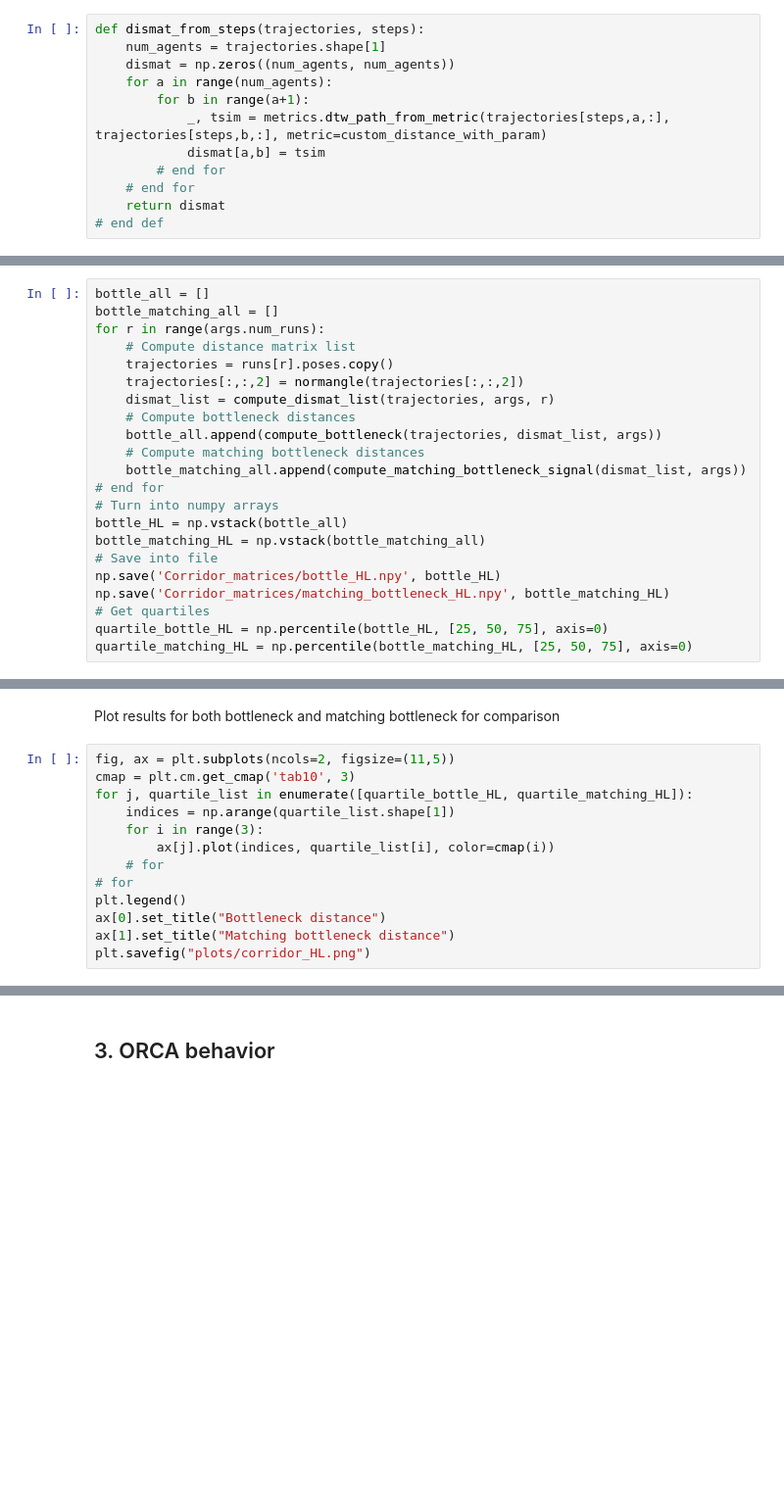
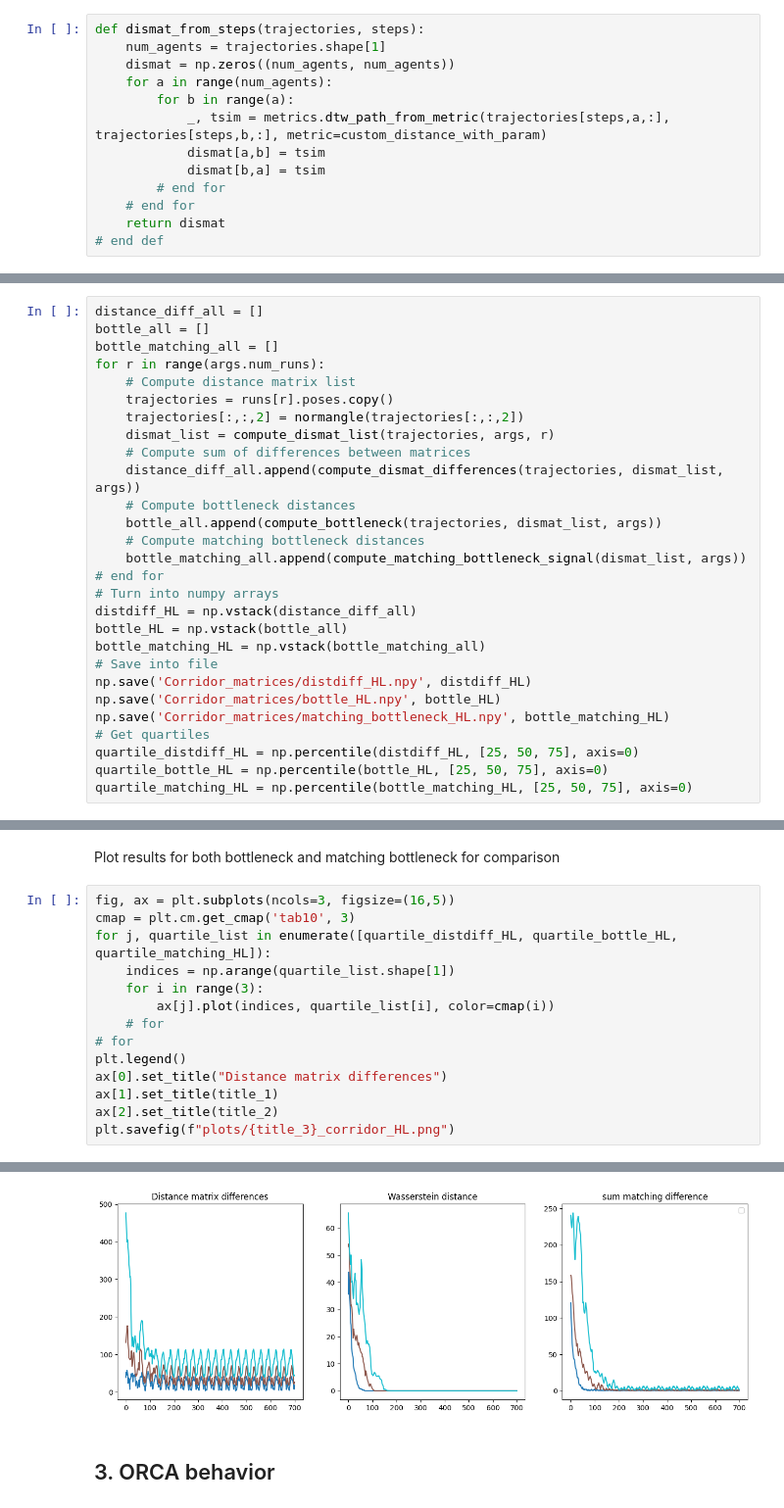
Before and after one commit to Cimagroup/navground-blofun, a Jupyter notebook: notebooks/bottleneck-dtw-matchings/Corridor-matchings.ipynb, the cells around one changed output, grey strips where cells are left out. Shown at 98% size. Cells and saved outputs as stored; diff of their text form; blank space fills up the shorter version.

```diff
--- a/notebooks/bottleneck-dtw-matchings/Corridor-matchings.ipynb
+++ b/notebooks/bottleneck-dtw-matchings/Corridor-matchings.ipynb
@@ -96,9 +104,10 @@ def dismat_from_steps(trajectories, steps):
     num_agents = trajectories.shape[1]
     dismat = np.zeros((num_agents, num_agents))
     for a in range(num_agents):
-        for b in range(a+1):
+        for b in range(a):
             _, tsim = metrics.dtw_path_from_metric(trajectories[steps,a,:], trajectories[steps,b,:], metric=custom_distance_with_param)
             dismat[a,b] = tsim
+            dismat[b,a] = tsim
         # end for
     # end for
     return dismat
@@ -220,6 +290,7 @@ display_video_from_run(run=runs[0], factor=3.0, fps=30)
 # %% [markdown]
 ### Computing the matching signals for each run
 # %%
+distance_diff_all = []
 bottle_all = []
 bottle_matching_all = []
 for r in range(args.num_runs):
@@ -227,17 +298,22 @@ for r in range(args.num_runs):
     trajectories = runs[r].poses.copy()
     trajectories[:,:,2] = normangle(trajectories[:,:,2])
     dismat_list = compute_dismat_list(trajectories, args, r)
+    # Compute sum of differences between matrices
+    distance_diff_all.append(compute_dismat_differences(trajectories, dismat_list, args))
     # Compute bottleneck distances
     bottle_all.append(compute_bottleneck(trajectories, dismat_list, args))
     # Compute matching bottleneck distances
     bottle_matching_all.append(compute_matching_bottleneck_signal(dismat_list, args))
 # end for
 # Turn into numpy arrays
+distdiff_HL = np.vstack(distance_diff_all)
 bottle_HL = np.vstack(bottle_all)
 bottle_matching_HL = np.vstack(bottle_matching_all)
 # Save into file
+np.save('Corridor_matrices/distdiff_HL.npy', distdiff_HL)
 np.save('Corridor_matrices/bottle_HL.npy', bottle_HL)
 np.save('Corridor_matrices/matching_bottleneck_HL.npy', bottle_matching_HL)
 # Get quartiles
+quartile_distdiff_HL = np.percentile(distdiff_HL, [25, 50, 75], axis=0)
 quartile_bottle_HL = np.percentile(bottle_HL, [25, 50, 75], axis=0)
 quartile_matching_HL = np.percentile(bottle_matching_HL, [25, 50, 75], axis=0)
@@ -244,15 +322,17 @@ quartile_matching_HL = np.percentile(bottle_matching_HL, [25, 50, 75], axis=0)
 # %% [markdown]
 Plot results for both bottleneck and matching bottleneck for comparison
 # %%
-fig, ax = plt.subplots(ncols=2, figsize=(11,5))
+fig, ax = plt.subplots(ncols=3, figsize=(16,5))
 cmap = plt.cm.get_cmap('tab10', 3)
-for j, quartile_list in enumerate([quartile_bottle_HL, quartile_matching_HL]):
+for j, quartile_list in enumerate([quartile_distdiff_HL, quartile_bottle_HL, quartile_matching_HL]):
     indices = np.arange(quartile_list.shape[1])
     for i in range(3):
         ax[j].plot(indices, quartile_list[i], color=cmap(i))
     # for
 # for
 plt.legend()
-ax[0].set_title("Bottleneck distance")
-ax[1].set_title("Matching bottleneck distance")
-plt.savefig("plots/corridor_HL.png")
+ax[0].set_title("Distance matrix differences")
+ax[1].set_title(title_1)
+ax[2].set_title(title_2)
+plt.savefig(f"plots/{title_3}_corridor_HL.png")
+# %% [output]
@@ -259,3 +340,4 @@ plt.savefig("plots/corridor_HL.png")
+[figure, added]
 # %% [markdown]
 ## 3. ORCA behavior
 # %%
```
Also changed, not shown: parts of 34 cells of this notebook, 5 other files.
